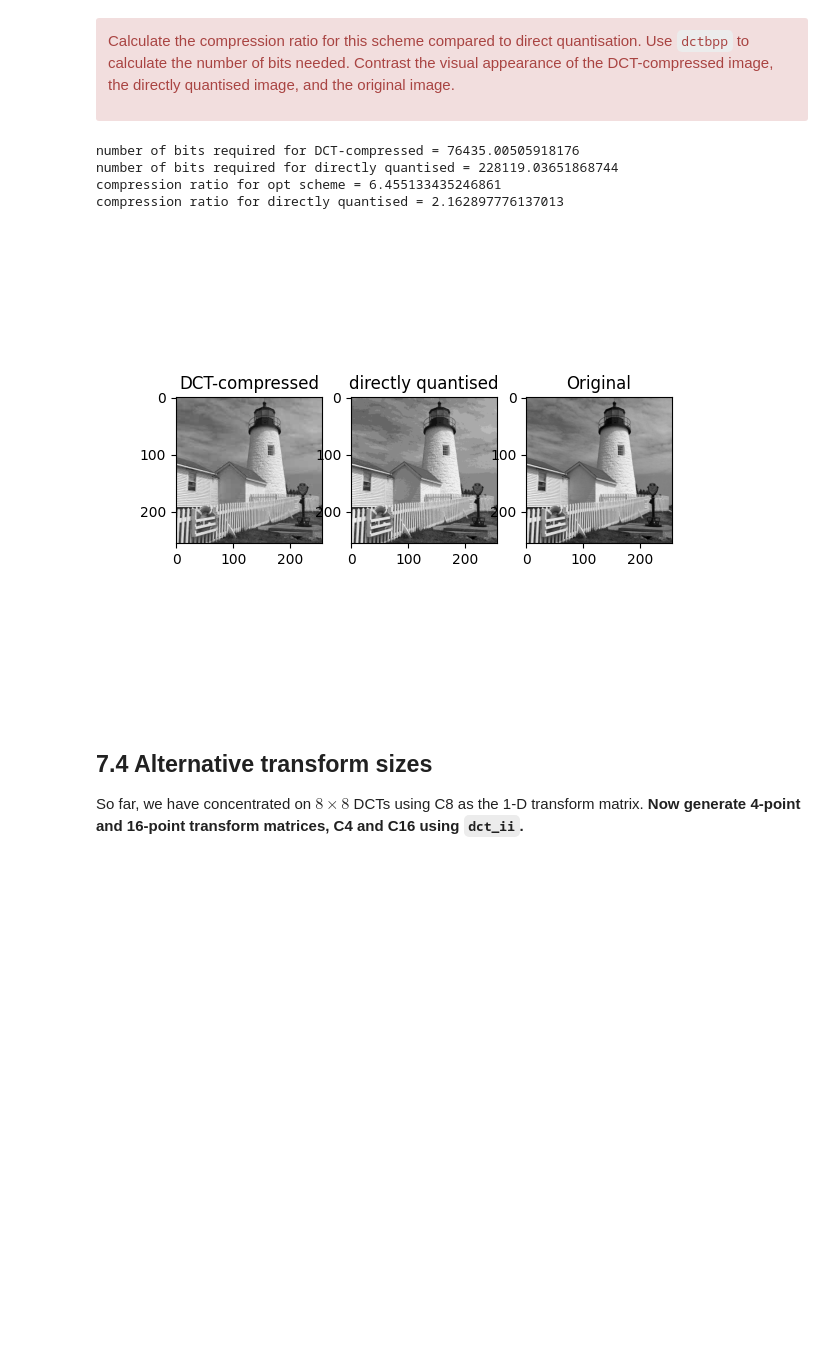
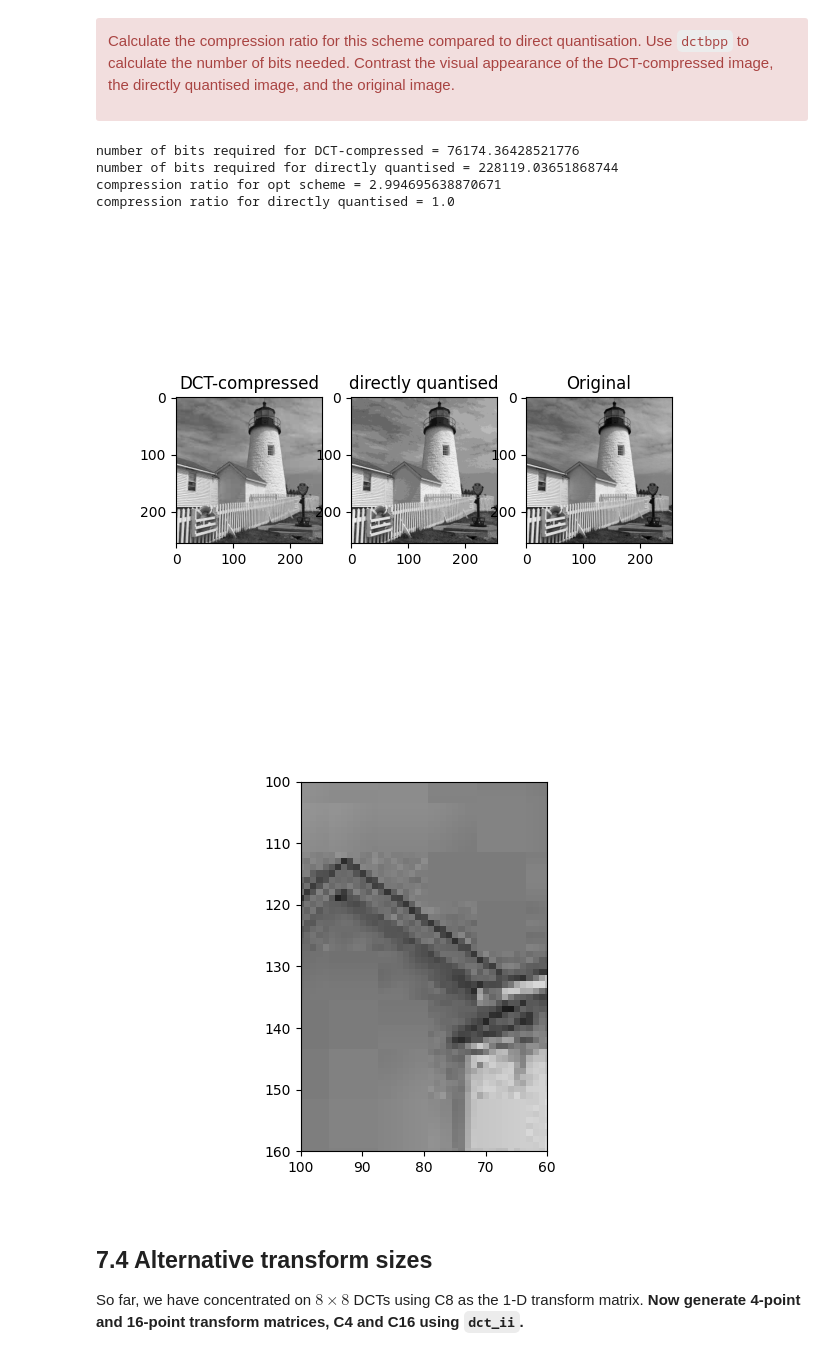
Before and after one commit to ki277/cued_sf2_lab, a Jupyter notebook: 7-the-discrete-cosine-transform.ipynb, the cells around one changed output. Saved outputs shown, nothing was run; the diff lists cells and outputs as text; code cells hidden in the pictures; blank space fills up the shorter version.

```diff
--- a/7-the-discrete-cosine-transform.ipynb
+++ b/7-the-discrete-cosine-transform.ipynb
@@ -427,0 +407,18 @@ print(opt8, error)
+# %%
+def optimize_step_size_dct_(X, Y, C, end=1000, divi=10):
+    direct = np.std(X - quantise(X, 17))
+    error = []
+    rms_list = []
+
+    for i in np.arange(0, end)/divi:
+        Yq = quantise(Y, i)
+        Z = colxfm(colxfm(Yq.T, C.T).T, C.T)
+        rms_list.append(np.std(X - Z))
+        error.append(abs(np.std(X - Z) - direct))
+
+    index = np.argmin(error)
+    opt = (index + 1)/divi
+    return opt, error[index], rms_list[index]
+# %%
+opt8, error8, rms8 = optimize_step_size_dct_(X, Y, C8)
+print(opt8, error8)
@@ -433,22 +432,23 @@ Calculate the compression ratio for this scheme compared to direct quantisation.
 </div>
 # %%
 # Your code here
-Yq_opt = quantise(Y, opt_step)
-Yr_opt = regroup(Yq_opt, N)/N
-Z_opt = colxfm(colxfm(Yq_opt.T, C8.T).T, C8.T)
-num_bits_dct = dctbpp(Yr_opt, N)
+N = 8
+Yq_opt8 = quantise(Y, opt8)
+Yr_opt8 = regroup(Yq_opt8, N)/N
+Z_opt8 = colxfm(colxfm(Yq_opt8.T, C8.T).T, C8.T)
+num_bits_dct8 = dctbpp(Yr_opt8, N)
 num_bits_direct = bpp(Xq) * Xq.size
-num_bits_X = bpp(X)*X.size
+num_bits_X = bpp(quantise(X, 17))*X.size
 
-compression_ratio_dct = num_bits_X/num_bits_dct
+compression_ratio_dct8 = num_bits_X/num_bits_dct8
 compression_ratio_direct = num_bits_X/num_bits_direct
-print(f'number of bits required for DCT-compressed = {num_bits_dct}')
+print(f'number of bits required for DCT-compressed = {num_bits_dct8}')
 print(f'number of bits required for directly quantised = {num_bits_direct}')
-print(f'compression ratio for opt scheme = {compression_ratio_dct}')
+print(f'compression ratio for opt scheme = {compression_ratio_dct8}')
 print(f'compression ratio for directly quantised = {compression_ratio_direct}')
 
 fig, ax = plt.subplots(1, 3)
-ax[0].imshow(Z_opt, cmap='gray')
+ax[0].imshow(Z_opt8, cmap='gray')
 ax[0].set_title('DCT-compressed')
 ax[1].imshow(Xq, cmap='gray')
 ax[1].set_title('directly quantised')
@@ -456,11 +456,19 @@ ax[2].imshow(X, cmap='gray')
 ax[2].set_title('Original')
 plt.show()
 # %% [output]
-number of bits required for DCT-compressed = 76435.00505918176
+number of bits required for DCT-compressed = 76174.36428521776
 number of bits required for directly quantised = 228119.03651868744
-compression ratio for opt scheme = 6.455133435246861
-compression ratio for directly quantised = 2.162897776137013
+compression ratio for opt scheme = 2.994695638870671
+compression ratio for directly quantised = 1.0
 [figure]
+# %%
+fig, ax = plt.subplots()
+ax.imshow(Z_opt8, cmap='gray')
+ax.set_xlim(100, 60)
+ax.set_ylim(160, 100)
+plt.show()
+# %% [output]
+[figure, added]
 # %% [markdown]
 
 ## 7.4 Alternative transform sizes
```
Also changed, not shown: parts of 13 cells of this notebook, 2 other files.
